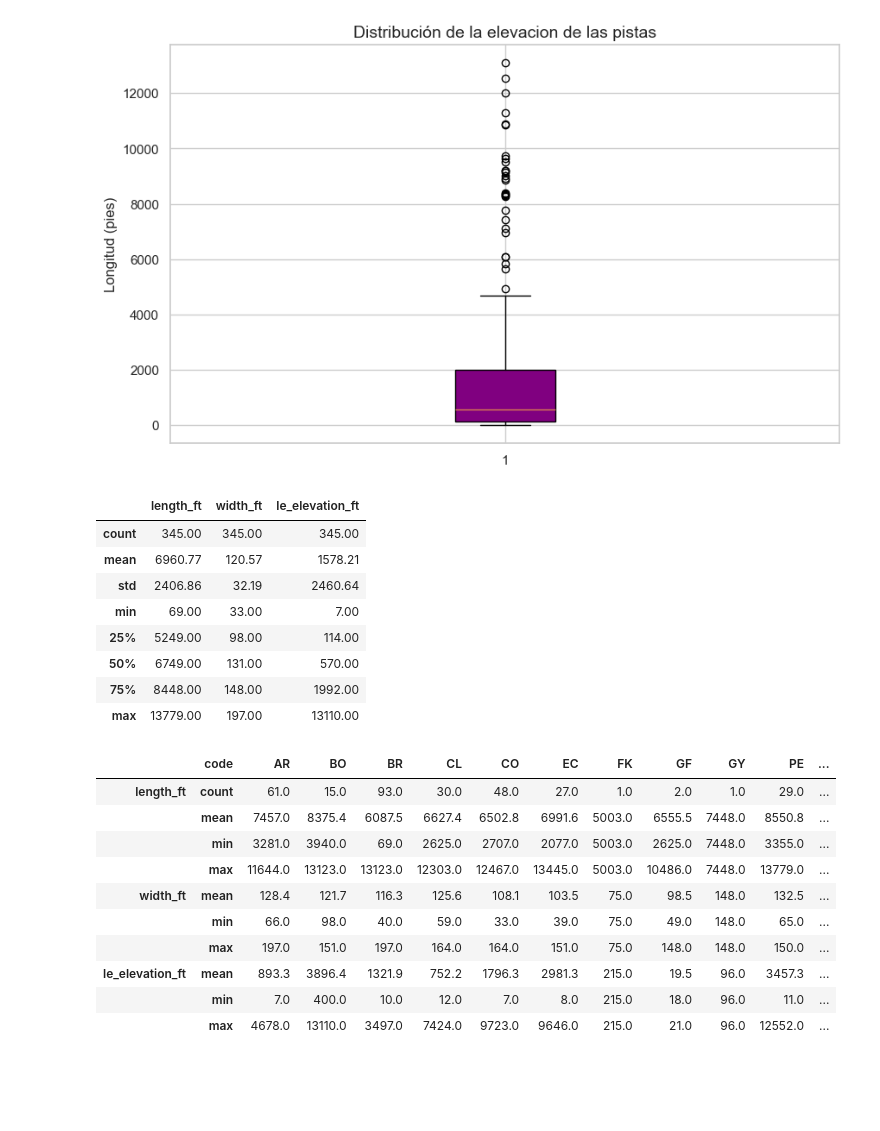
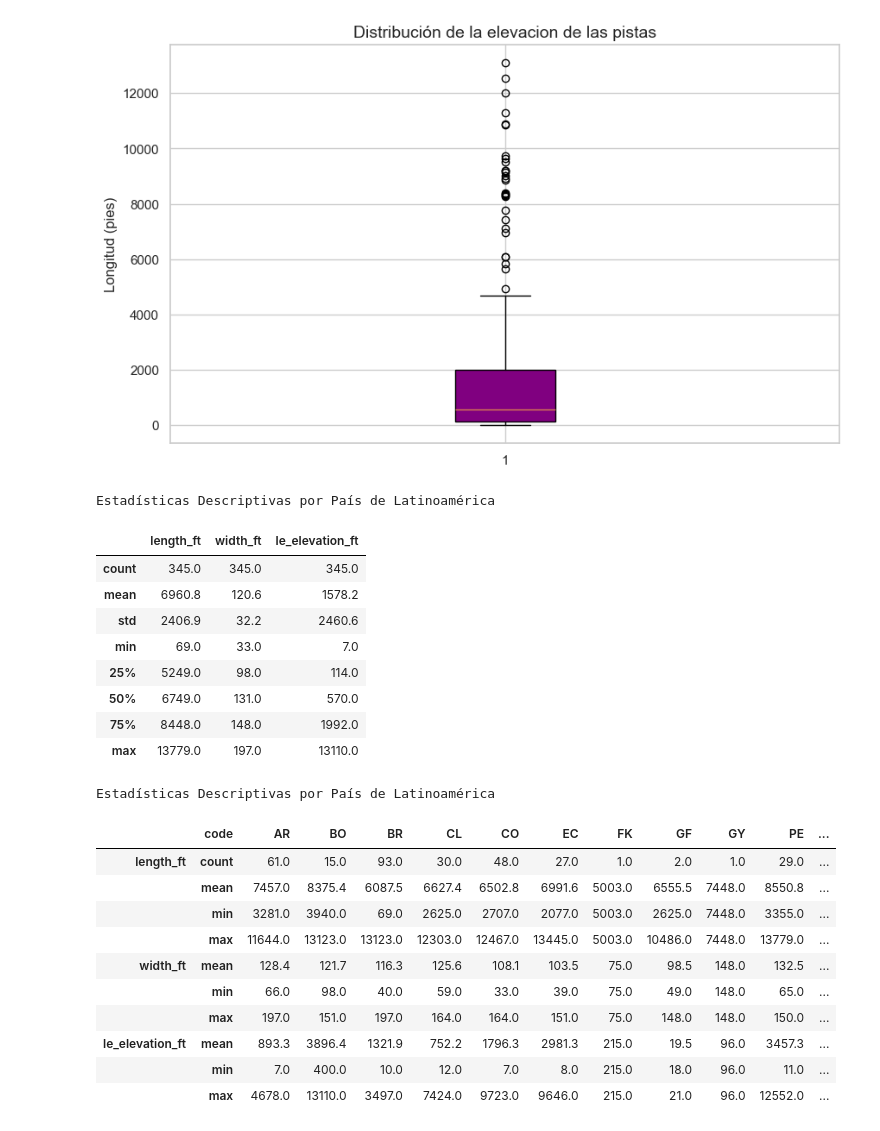
Before and after one commit to Giorferp/Pistas_de_aterrizaje_por_continente, a Jupyter notebook: Pistas_de_aterrizaje.ipynb, the cells around one changed output. Cells and saved outputs as stored; diff of their text form; code cells hidden in the pictures; blank space fills up the shorter version.

```diff
--- a/Pistas_de_aterrizaje.ipynb
+++ b/Pistas_de_aterrizaje.ipynb
@@ -70,27 +71,55 @@ plt.title('Distribución de la elevacion de las pistas', fontsize=14)
 plt.show()
 # %% [output]
 [figure]
-# %%
-#Estadisticas descriptivas de Latinoamerica
-sa_airports.describe().round(2)
-# %% [output]
-|  | length_ft | width_ft | le_elevation_ft |
-| count | 345.00 | 345.00 | 345.00 |
-| mean | 6960.77 | 120.57 | 1578.21 |
-| std | 2406.86 | 32.19 | 2460.64 |
-| min | 69.00 | 33.00 | 7.00 |
-| 25% | 5249.00 | 98.00 | 114.00 |
-| 50% | 6749.00 | 131.00 | 570.00 |
-| 75% | 8448.00 | 148.00 | 1992.00 |
-| max | 13779.00 | 197.00 | 13110.00 |
+# %%
+#Estadisticas descriptivas de Latinoamerica
+stats_latam = sa_airports.describe().round(2)
+
+styled_stats_pais = stats_latam.style \
+    .set_table_attributes('style="width: 100%; border-collapse: collapse;"') \
+    .set_caption("Estadísticas Descriptivas por País de Latinoamérica") \
+    .set_table_styles([
+        {'selector': 'thead th', 'props': [('background-color', '#4CAF50'), ('color', 'white'), ('font-weight', 'bold')]},
+        {'selector': 'tbody td', 'props': [('border', '1px solid #ddd'), ('padding', '8px')]},
+        {'selector': 'tbody tr:hover', 'props': [('background-color', '#f1f1f1')]}
+    ]) \
+    .format(na_rep='N/A', precision=1)
+
+styled_stats_pais
+# %% [output]
+Estadísticas Descriptivas por País de Latinoamérica
+|  | length_ft | width_ft | le_elevation_ft |
+| count | 345.0 | 345.0 | 345.0 |
+| mean | 6960.8 | 120.6 | 1578.2 |
+| std | 2406.9 | 32.2 | 2460.6 |
+| min | 69.0 | 33.0 | 7.0 |
+| 25% | 5249.0 | 98.0 | 114.0 |
+| 50% | 6749.0 | 131.0 | 570.0 |
+| 75% | 8448.0 | 148.0 | 1992.0 |
+| max | 13779.0 | 197.0 | 13110.0 |
 # %%
 #Estadisticas descriptivas por pais de latinoamerica
-sa_airports.groupby('code', observed=False).agg({
+stats_pais = sa_airports.groupby('code', observed=False).agg({
     'length_ft': ['count', 'mean', 'min', 'max'],
     'width_ft': ['mean', 'min', 'max'],
     'le_elevation_ft': ['mean', 'min', 'max']
 }).round(1).transpose()
+
+styled_stats_pais = stats_pais.style \
+    .set_table_attributes('style="width: 100%; border-collapse: collapse;"') \
+    .set_caption("Estadísticas Descriptivas por País de Latinoamérica") \
+    .set_table_styles([
+        {'selector': 'thead th', 'props': [('background-color', '#4CAF50'), ('color', 'white'), ('font-weight', 'bold')]},
+        {'selector': 'tbody td', 'props': [('border', '1px solid #ddd'), ('padding', '8px')]},
+        {'selector': 'tbody tr:hover', 'props': [('background-color', '#f1f1f1')]}
+    ]) \
+    .highlight_max(axis=1, color='lightgreen') \
+    .highlight_min(axis=1, color='salmon') \
+    .format(na_rep='N/A', precision=1)
+
+styled_stats_pais
 # %% [output]
+Estadísticas Descriptivas por País de Latinoamérica
 |  | code | AR | BO | BR | CL | CO | EC | FK | GF | GY | PE | ... |
 | length_ft | count | 61.0 | 15.0 | 93.0 | 30.0 | 48.0 | 27.0 | 1.0 | 2.0 | 1.0 | 29.0 | ... |
 |  | mean | 7457.0 | 8375.4 | 6087.5 | 6627.4 | 6502.8 | 6991.6 | 5003.0 | 6555.5 | 7448.0 | 8550.8 | ... |
```
Also changed, not shown: parts of 1 cell of this notebook, 3 other files.
